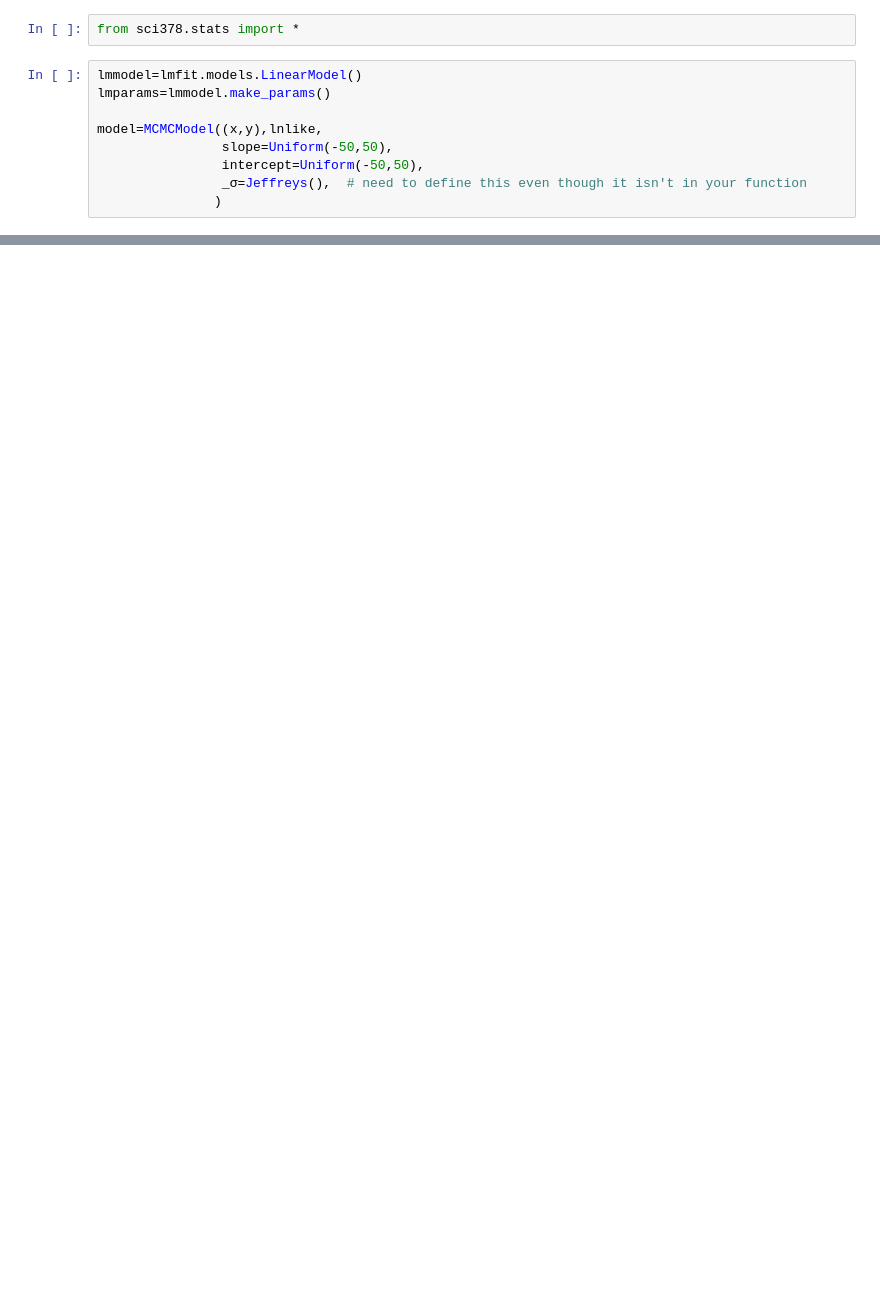
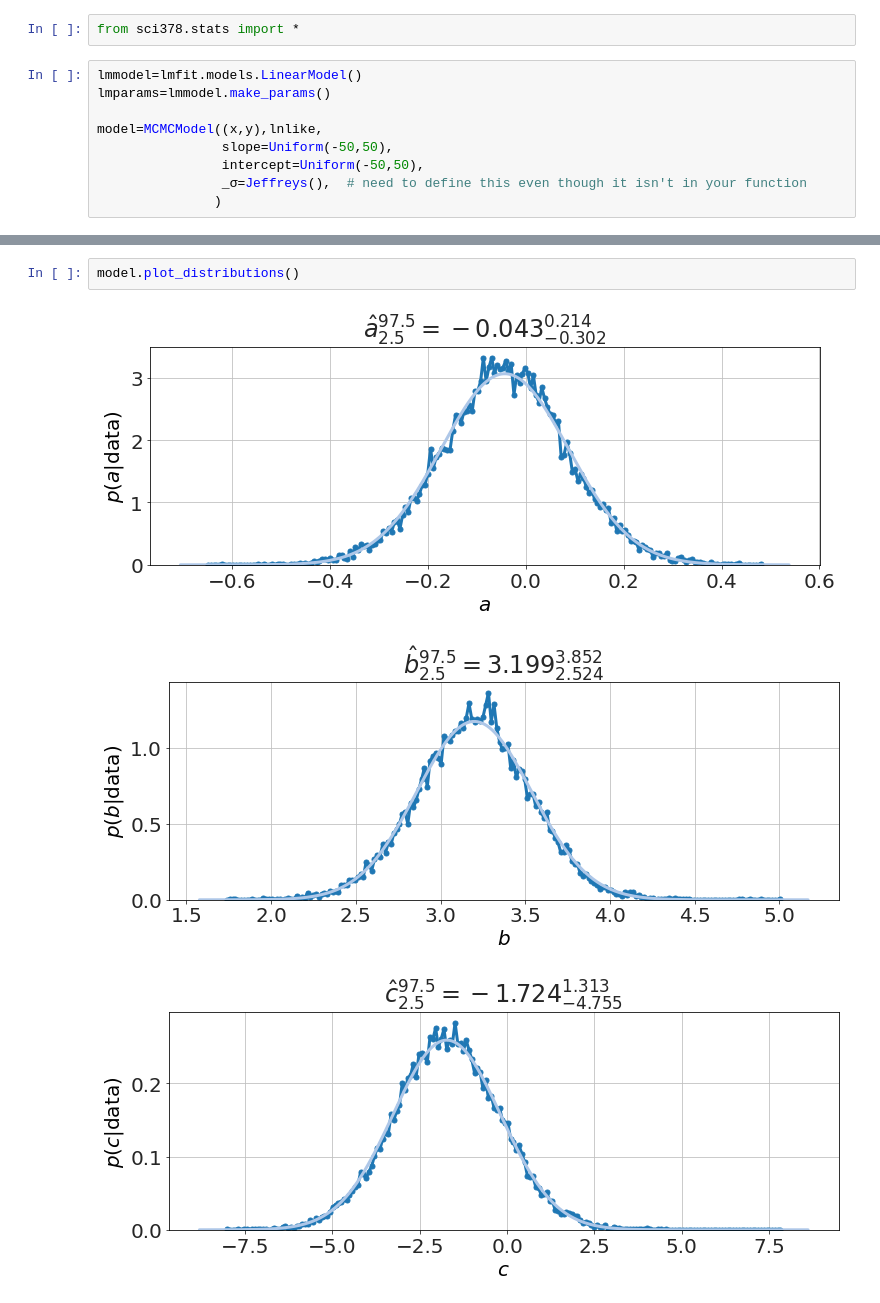
Before and after one commit to bblais/Computer-Programming-for-the-Sciences-Spring-2021, a Jupyter notebook: 2021-04-15 - lmfit with mcmc.ipynb, the cells around one changed output, grey strips where cells are left out. Saved outputs shown, nothing was run; the diff lists cells and outputs as text; blank space fills up the shorter version.

```diff
--- a/2021-04-15 - lmfit with mcmc.ipynb
+++ b/2021-04-15 - lmfit with mcmc.ipynb
@@ -148,0 +217,6 @@ model.triangle_plot()
+# %%
+model.plot_distributions()
+# %% [output]
+[figure, added]
+[figure, added]
+[figure, added]
```
Also changed, not shown: parts of 16 cells of this notebook, 3 other files.
